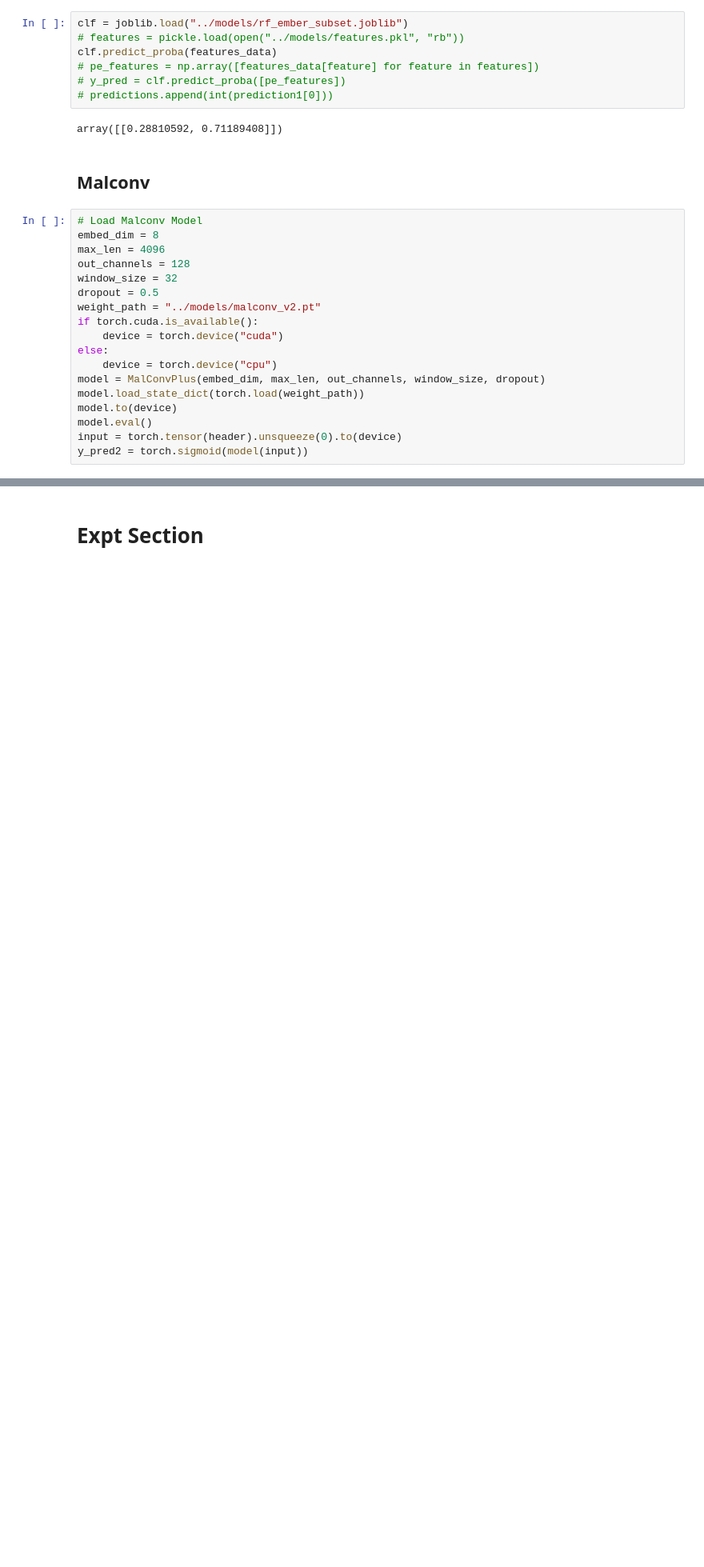
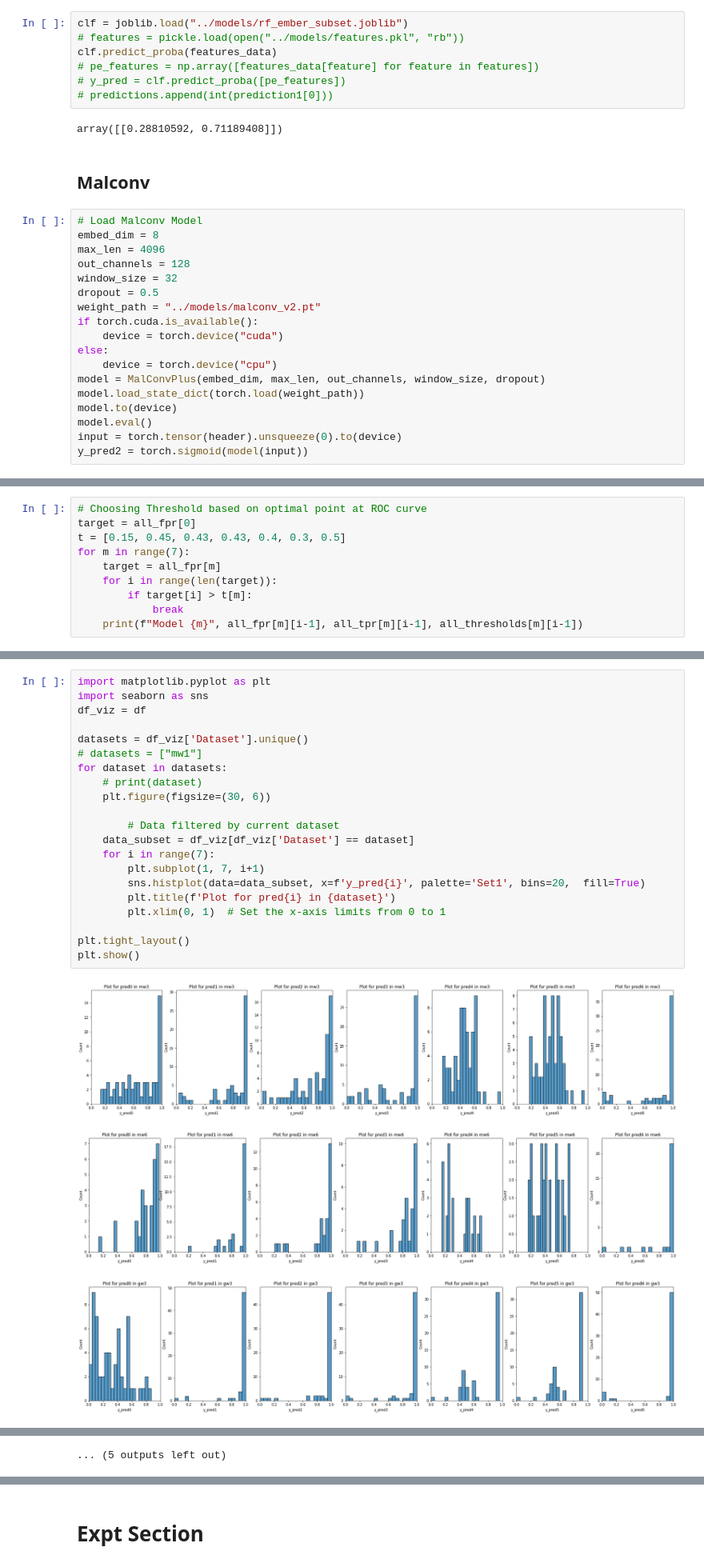
Before and after one commit to jwonnyleaf/csce689-competition, a Jupyter notebook: defender/notebooks/test_local.ipynb, the cells around one changed output, grey strips where cells are left out. Shown: that part at 80% size. Cells and saved outputs as stored; diff of their text form; blank space fills up the shorter version.

```diff
--- a/defender/notebooks/test_local.ipynb
+++ b/defender/notebooks/test_local.ipynb
@@ -402,0 +512,10 @@ df.to_csv("all_reults_v5.csv")
+# %%
+# Choosing Threshold based on optimal point at ROC curve
+target = all_fpr[0]
+t = [0.15, 0.45, 0.43, 0.43, 0.4, 0.3, 0.5]
+for m in range(7):
+    target = all_fpr[m]
+    for i in range(len(target)):
+        if target[i] > t[m]:
+            break
+    print(f"Model {m}", all_fpr[m][i-1], all_tpr[m][i-1], all_thresholds[m][i-1])
@@ -402,0 +530,25 @@ df.to_csv("all_reults_v5.csv")
+# %%
+import matplotlib.pyplot as plt
+import seaborn as sns
+df_viz = df
+
+datasets = df_viz['Dataset'].unique()
+# datasets = ["mw1"]
+for dataset in datasets:
+    # print(dataset)
+    plt.figure(figsize=(30, 6))
+
+        # Data filtered by current dataset
+    data_subset = df_viz[df_viz['Dataset'] == dataset]
+    for i in range(7):
+        plt.subplot(1, 7, i+1)
+        sns.histplot(data=data_subset, x=f'y_pred{i}', palette='Set1', bins=20,  fill=True)
+        plt.title(f'Plot for pred{i} in {dataset}')
+        plt.xlim(0, 1)  # Set the x-axis limits from 0 to 1
+
+plt.tight_layout()
+plt.show()
+# %% [output]
+[figure, added]
+[figure, added]
+[figure, added]
@@ -402,0 +564 @@ df.to_csv("all_reults_v5.csv")
+... (5 outputs left out)
```
Also changed, not shown: parts of 42 cells of this notebook, 8 other files.
